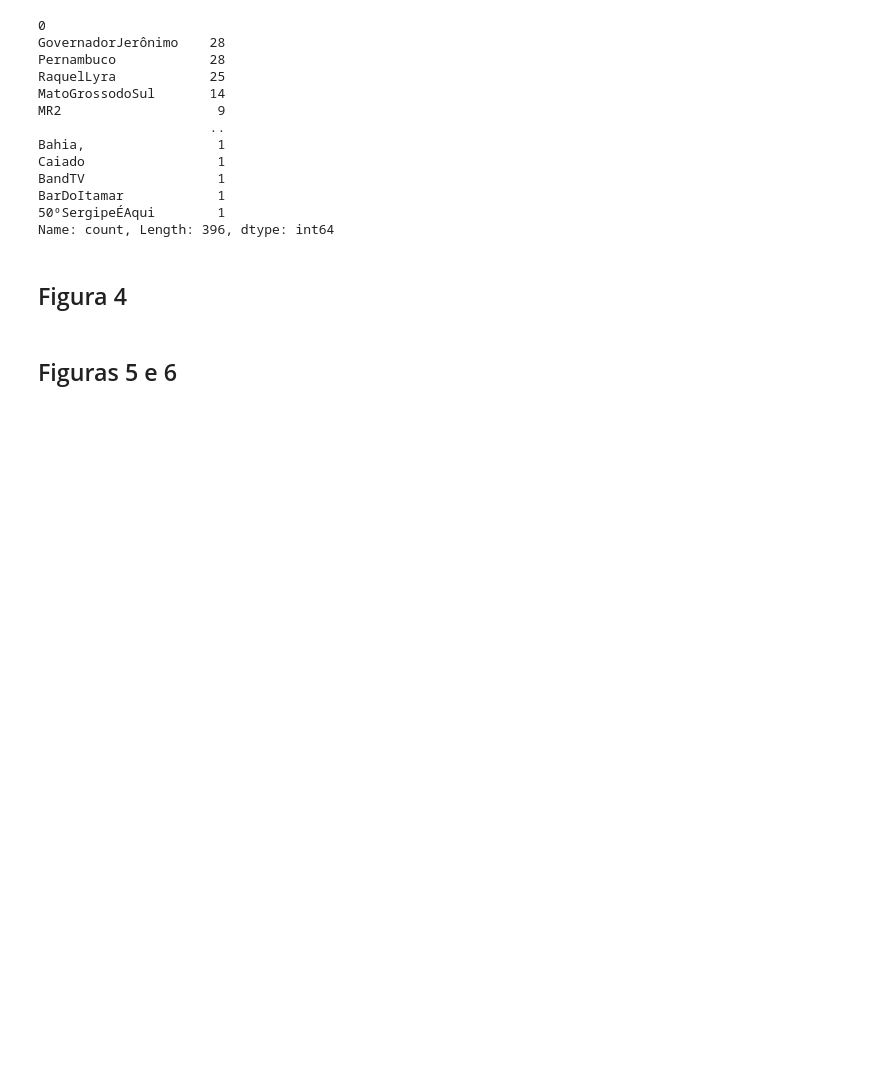
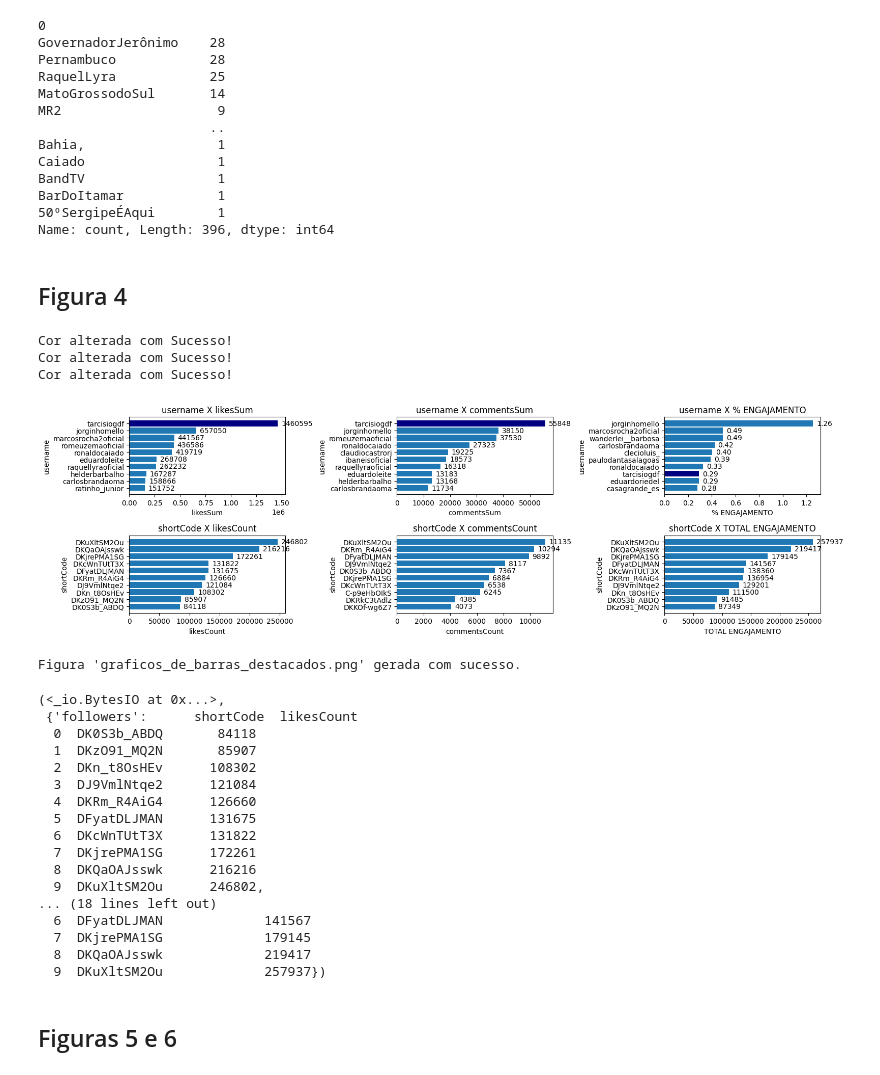
Before and after one commit to Vini0606/Aplica-o-Web-AI-Social-, a Jupyter notebook: notebooks/conteúdo.ipynb, the cells around one changed output. Drawn from its saved outputs; the diff is of its cells as text; code cells hidden in the pictures; blank space fills up the shorter version.

```diff
--- a/notebooks/conteúdo.ipynb
+++ b/notebooks/conteúdo.ipynb
@@ -799,3 +887,28 @@ Name: count, Length: 396, dtype: int64
+# %%
+Secao_2_2_Figura4('tarcisiogdf', profile_df, posts_df)
+# %% [output]
+Cor alterada com Sucesso!
+Cor alterada com Sucesso!
+Cor alterada com Sucesso!
+[figure, added]
+Figura 'graficos_de_barras_destacados.png' gerada com sucesso.
+(<_io.BytesIO at 0x...>,
+ {'followers':      shortCode  likesCount
+  0  DK0S3b_ABDQ       84118
+  1  DKzO91_MQ2N       85907
+  2  DKn_t8OsHEv      108302
+  3  DJ9VmlNtqe2      121084
+  4  DKRm_R4AiG4      126660
+  5  DFyatDLJMAN      131675
+  6  DKcWnTUtT3X      131822
+  7  DKjrePMA1SG      172261
+  8  DKQaOAJsswk      216216
+  9  DKuXltSM2Ou      246802,
+... (18 lines left out)
+  6  DFyatDLJMAN             141567
+  7  DKjrePMA1SG             179145
+  8  DKQaOAJsswk             219417
+  9  DKuXltSM2Ou             257937})
 # %% [markdown]
 ## Figuras 5 e 6
 # %%
```
Also changed, not shown: parts of 6 cells of this notebook, 2 other files.
